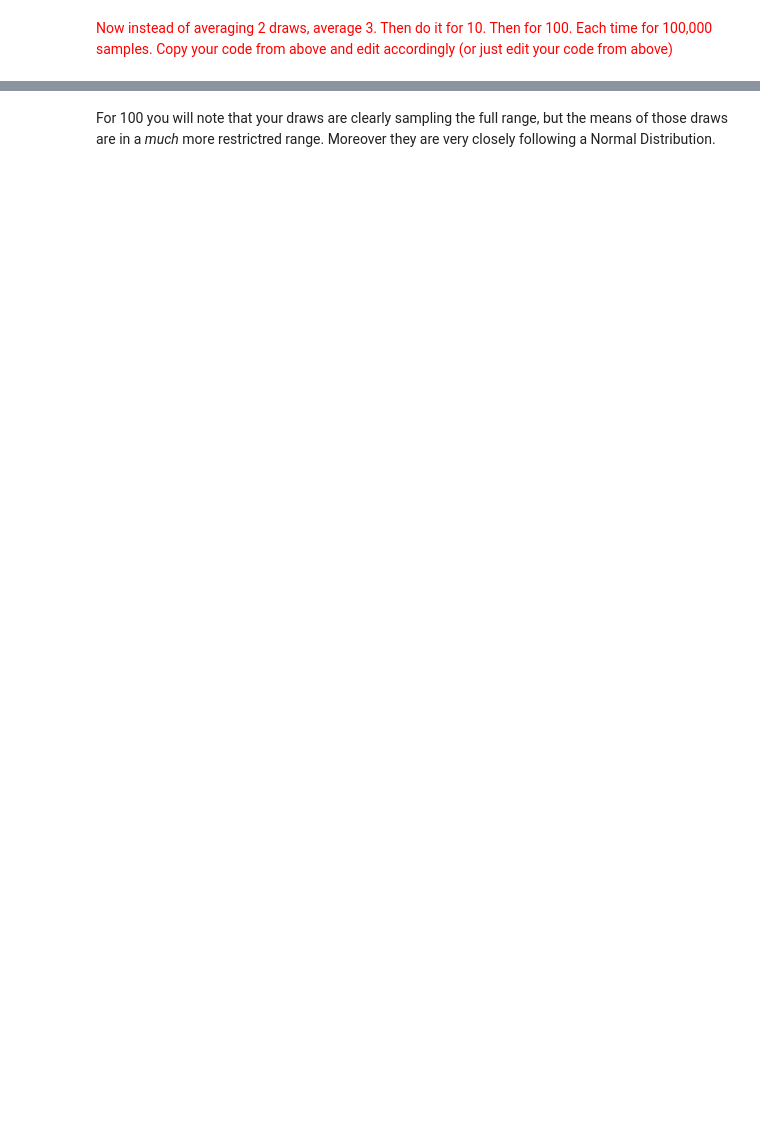
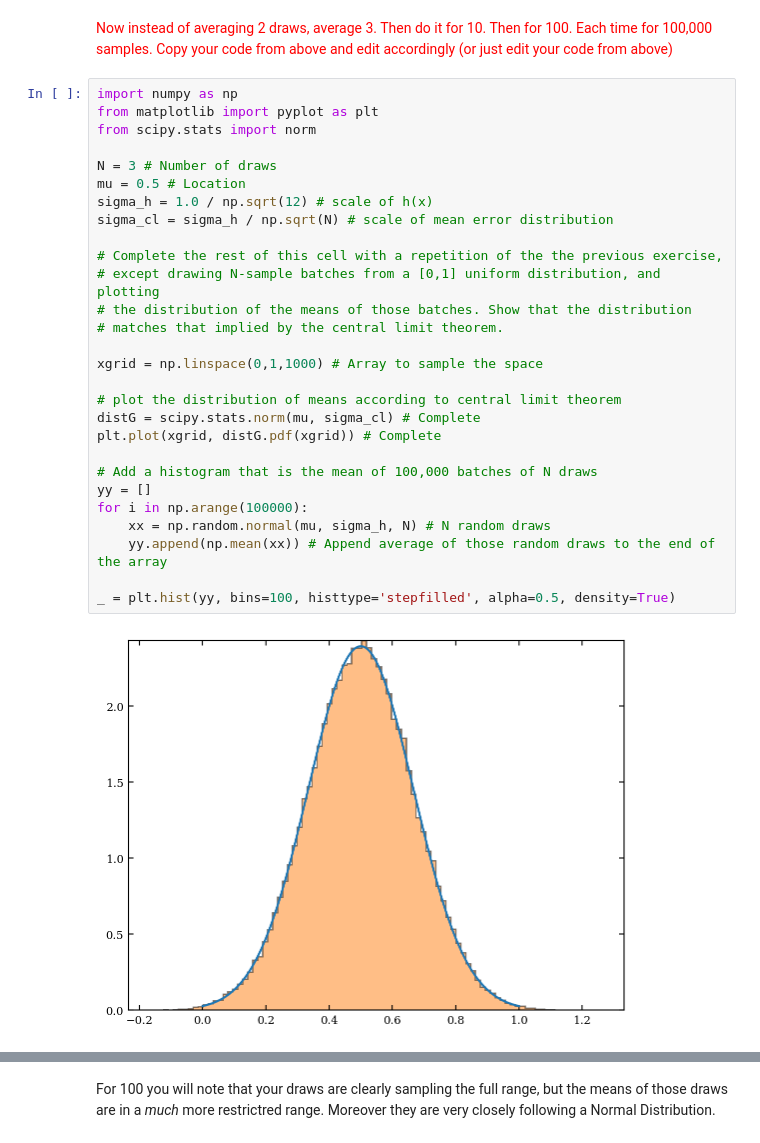
Before and after one commit to agupta-umiss/phys629-fall-2023, a Jupyter notebook: student_folders/CodyMcCammon/lecture_6_CodyMcCammon.ipynb, the cells around one changed output, grey strips where cells are left out. Drawn from its saved outputs; the diff is of its cells as text; blank space fills up the shorter version.

```diff
--- a/student_folders/CodyMcCammon/lecture_6_CodyMcCammon.ipynb
+++ b/student_folders/CodyMcCammon/lecture_6_CodyMcCammon.ipynb
@@ -170,3 +188,33 @@ sigma_cl = sigma_h / np.sqrt(N) # scale of mean error distribution
 # %% [markdown]
 <font color='red'>Now instead of averaging 2 draws, average 3.  Then do it for 10.  Then for 100.  Each time for 100,000 samples.</font>
 <font color='red'>Copy your code from above and edit accordingly (or just edit your code from above)</font>
+# %%
+import numpy as np
+from matplotlib import pyplot as plt
+from scipy.stats import norm
+
+N = 3 # Number of draws
+mu = 0.5 # Location
+sigma_h = 1.0 / np.sqrt(12) # scale of h(x)
+sigma_cl = sigma_h / np.sqrt(N) # scale of mean error distribution
+
+# Complete the rest of this cell with a repetition of the the previous exercise,
+# except drawing N-sample batches from a [0,1] uniform distribution, and plotting
+# the distribution of the means of those batches. Show that the distribution
+# matches that implied by the central limit theorem.
+
+xgrid = np.linspace(0,1,1000) # Array to sample the space
+
+# plot the distribution of means according to central limit theorem
+distG = scipy.stats.norm(mu, sigma_cl) # Complete
+plt.plot(xgrid, distG.pdf(xgrid)) # Complete
+
+# Add a histogram that is the mean of 100,000 batches of N draws
+yy = []
+for i in np.arange(100000):
+    xx = np.random.normal(mu, sigma_h, N) # N random draws
+    yy.append(np.mean(xx)) # Append average of those random draws to the end of the array
+
+_ = plt.hist(yy, bins=100, histtype='stepfilled', alpha=0.5, density=True)
+# %% [output]
+[figure, added]
```
Also changed, not shown: parts of 7 cells of this notebook.
